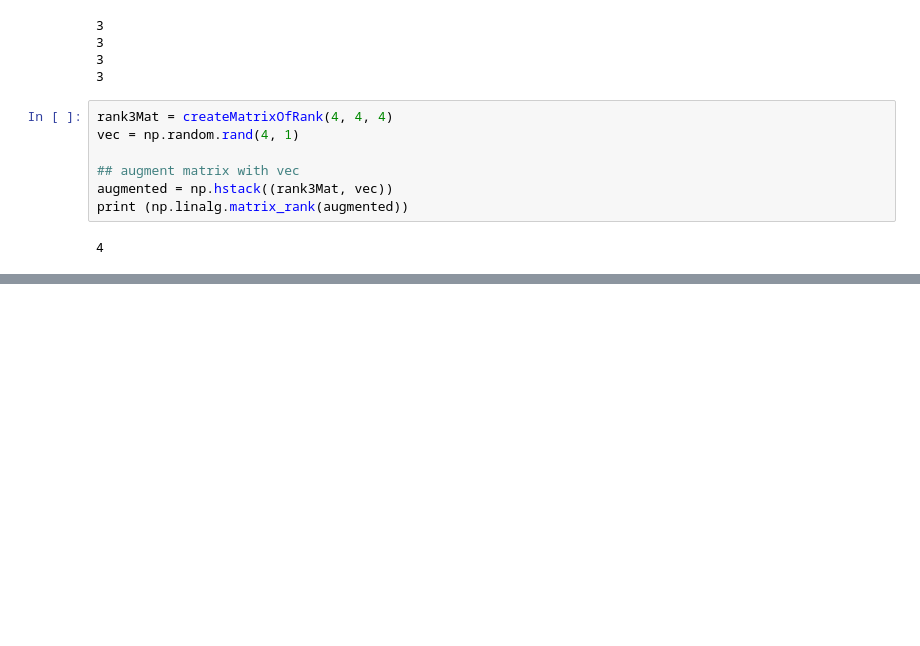
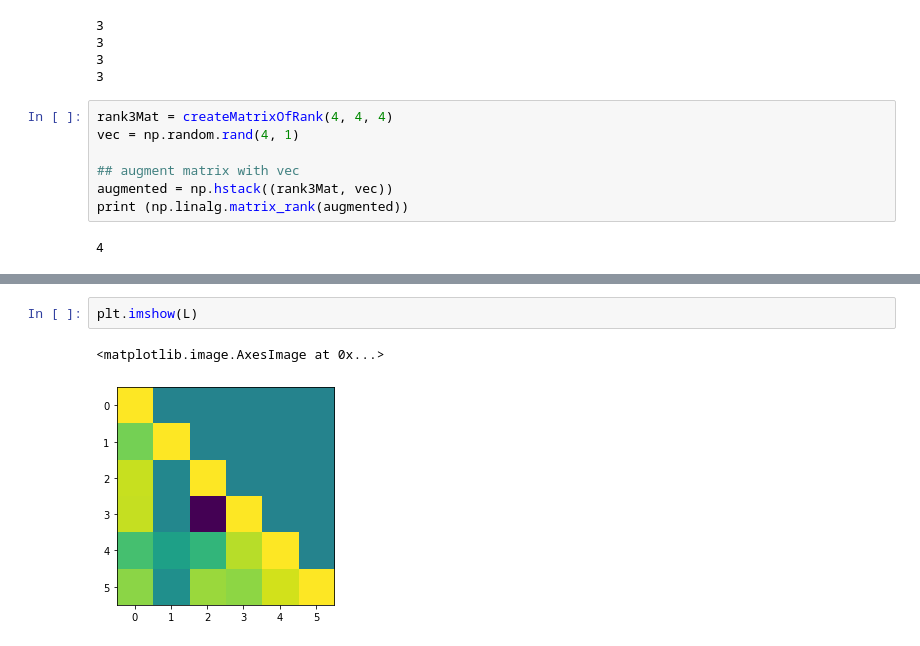
Before and after one commit to shivakumarjayaraman/ds, a Jupyter notebook: Matrix 2.ipynb, the cells around one changed output, grey strips where cells are left out. Saved outputs shown, nothing was run; the diff lists cells and outputs as text; blank space fills up the shorter version.

```diff
--- a/Matrix 2.ipynb
+++ b/Matrix 2.ipynb
@@ -156,0 +172,5 @@ print (np.linalg.det(reducedRankMat))
+# %%
+plt.imshow(L)
+# %% [output]
+<matplotlib.image.AxesImage at 0x...>
+[figure, added]
```
Also changed, not shown: parts of 8 cells of this notebook.
